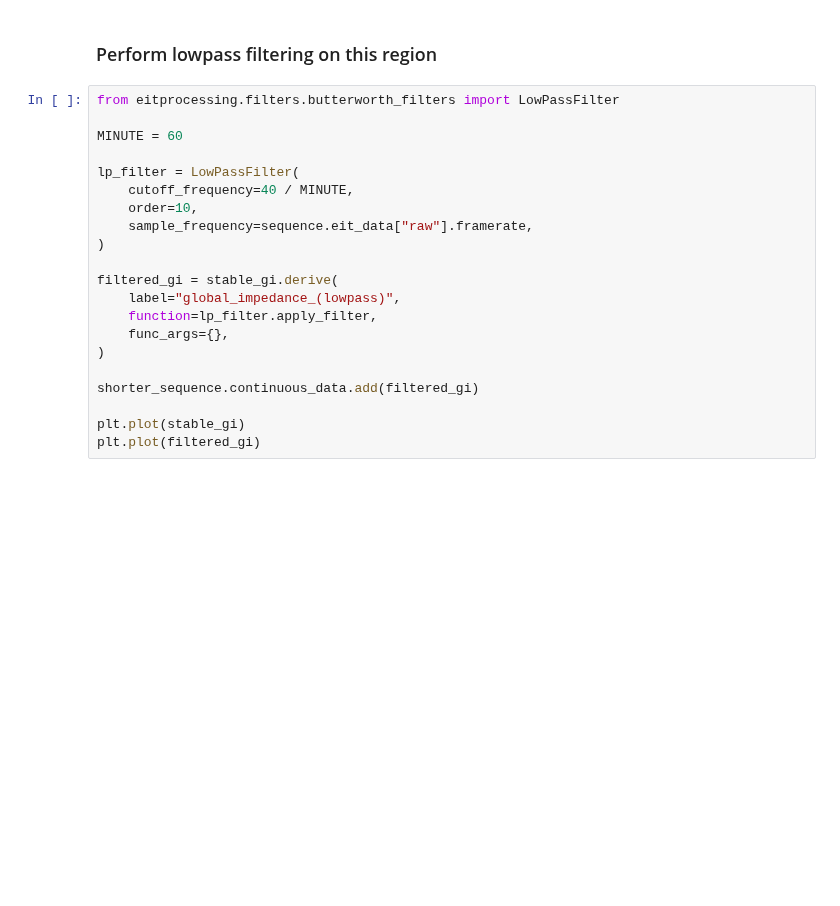
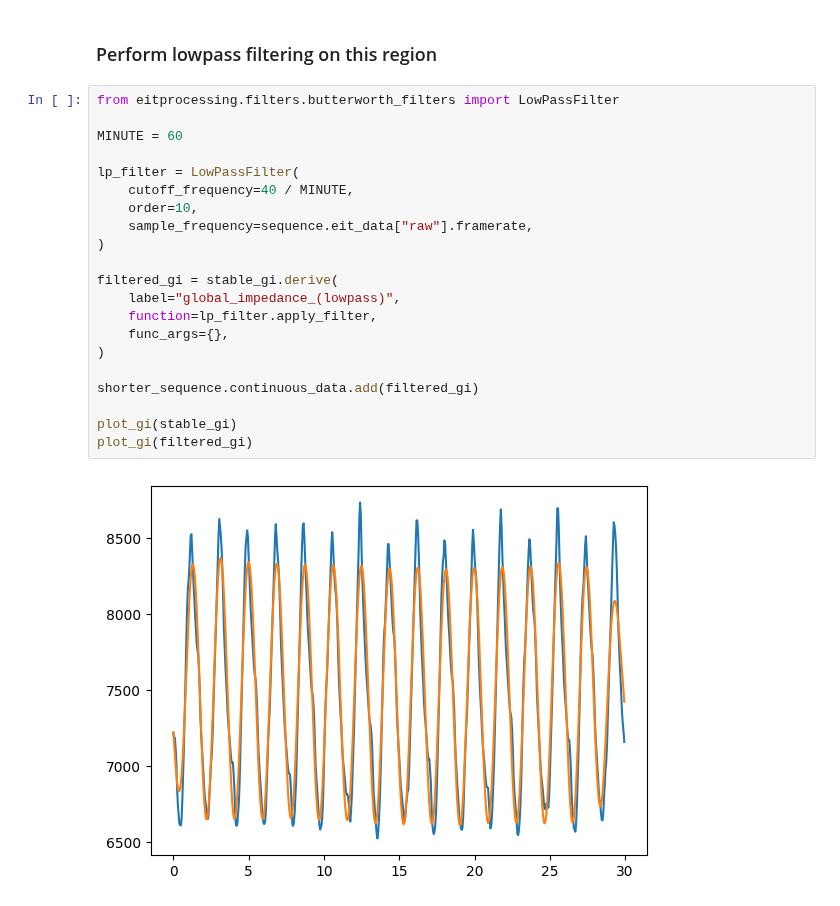
Before and after one commit to EIT-ALIVE/eitprocessing, a Jupyter notebook: notebooks/minidemo.ipynb, the cells around one changed output. Cells and saved outputs as stored; diff of their text form; blank space fills up the shorter version.

```diff
--- a/notebooks/minidemo.ipynb
+++ b/notebooks/minidemo.ipynb
@@ -30,21 +37,23 @@ plt.plot(stable_gi)
 # %%
 from eitprocessing.filters.butterworth_filters import LowPassFilter
 
 MINUTE = 60
 
 lp_filter = LowPassFilter(
     cutoff_frequency=40 / MINUTE,
     order=10,
     sample_frequency=sequence.eit_data["raw"].framerate,
 )
 
 filtered_gi = stable_gi.derive(
     label="global_impedance_(lowpass)",
     function=lp_filter.apply_filter,
     func_args={},
 )
 
 shorter_sequence.continuous_data.add(filtered_gi)
 
-plt.plot(stable_gi)
-plt.plot(filtered_gi)
+plot_gi(stable_gi)
+plot_gi(filtered_gi)
+# %% [output]
+[figure, added]
```
Also changed, not shown: parts of 5 cells of this notebook.
